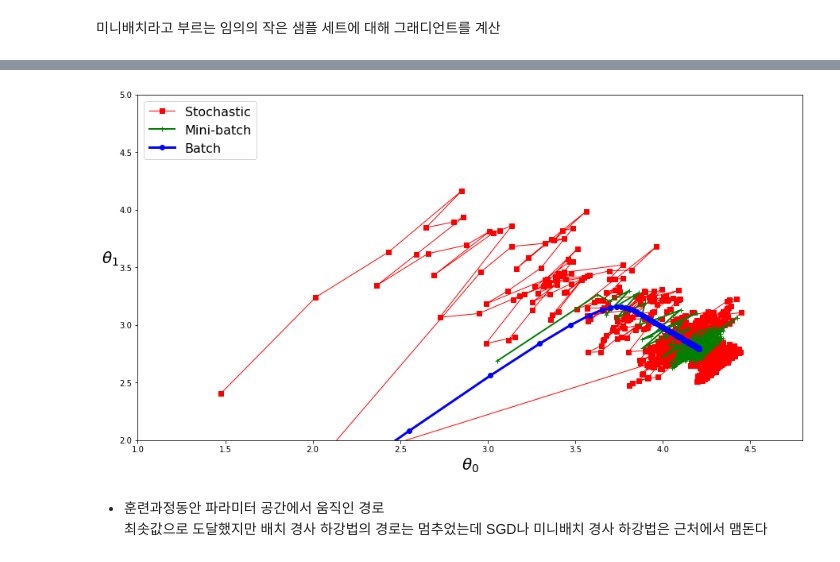
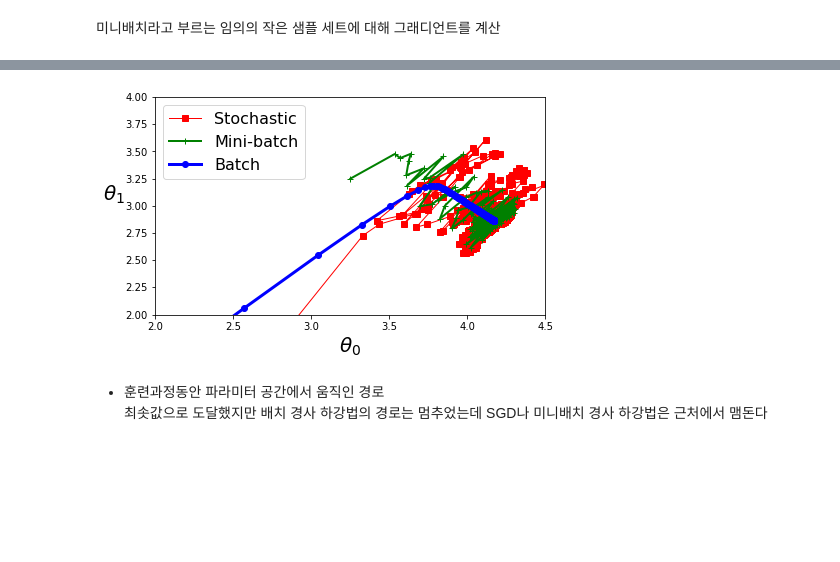
Before and after one commit to hyerim02/Hands-on, a Jupyter notebook: 1-4 모델 훈련/04_training_linear_models.ipynb, the cells around one changed output, grey strips where cells are left out. Drawn from its saved outputs; the diff is of its cells as text; code cells hidden in the pictures; blank space fills up the shorter version.

```diff
--- a/1-4 모델 훈련/04_training_linear_models.ipynb
+++ b/1-4 모델 훈련/04_training_linear_models.ipynb
@@ -258,17 +258,17 @@ theta_path_bgd = np.array(theta_path_bgd)
 theta_path_sgd = np.array(theta_path_sgd)
 theta_path_mgd = np.array(theta_path_mgd)
 # %%
-plt.figure(figsize=(15,8))
+plt.figure(figsize=(7,4))
 plt.plot(theta_path_sgd[:, 0], theta_path_sgd[:, 1], "r-s", linewidth=1, label="Stochastic")
 plt.plot(theta_path_mgd[:, 0], theta_path_mgd[:, 1], "g-+", linewidth=2, label="Mini-batch")
 plt.plot(theta_path_bgd[:, 0], theta_path_bgd[:, 1], "b-o", linewidth=3, label="Batch")
 plt.legend(loc="upper left", fontsize=16)
 plt.xlabel(r"$\theta_0$", fontsize=20)
 plt.ylabel(r"$\theta_1$   ", fontsize=20, rotation=0)
-plt.axis([1, 4.8, 2, 5])
+plt.axis([2, 4.5, 2, 4])
 plt.show()
 # %% [output]
-[figure, old version]
+[figure, new version]
 # %% [markdown]
 - 훈련과정동안 파라미터 공간에서 움직인 경로
 최솟값으로 도달했지만 배치 경사 하강법의 경로는 멈추었는데 SGD나 미니배치 경사 하강법은 근처에서 맴돈다
```
Also changed, not shown: parts of 24 cells of this notebook.
